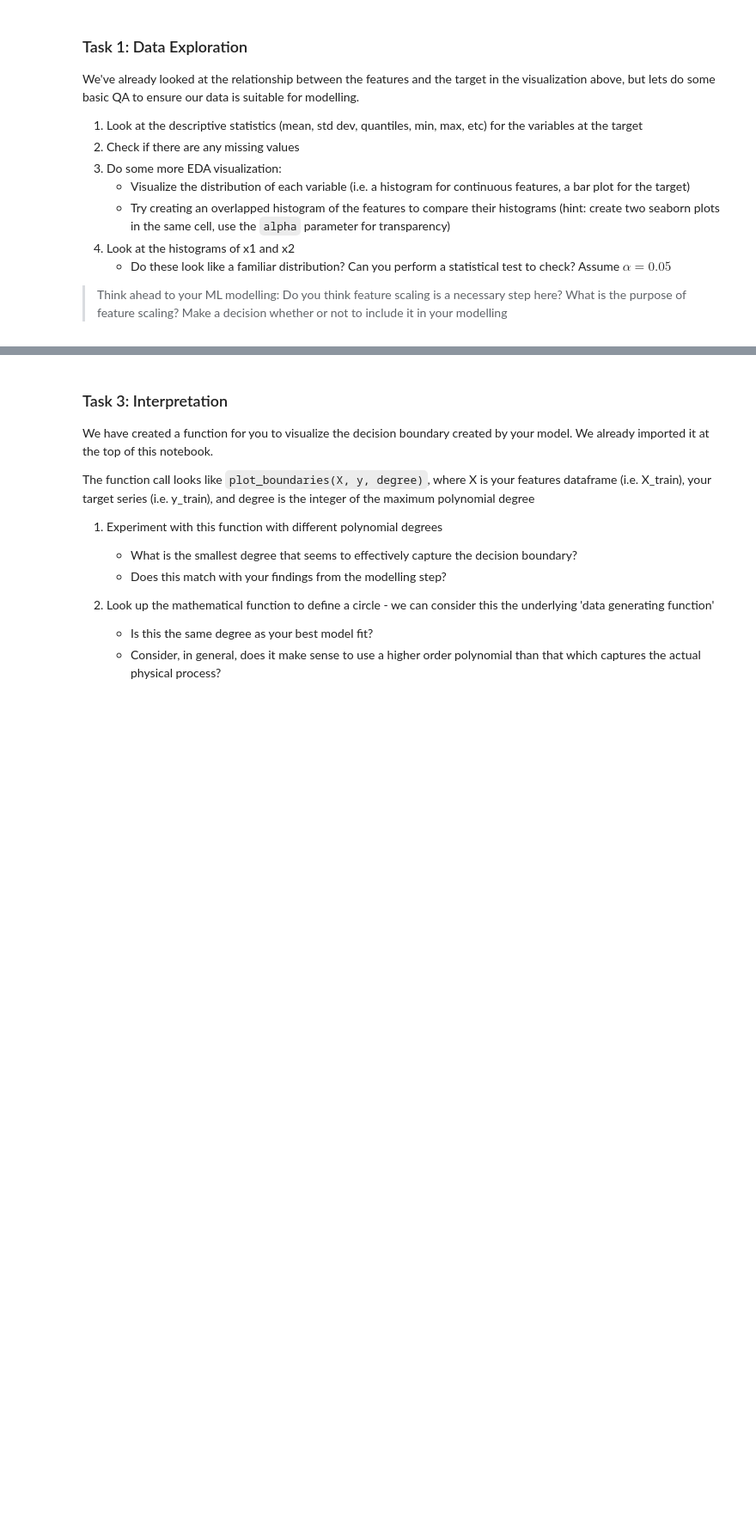
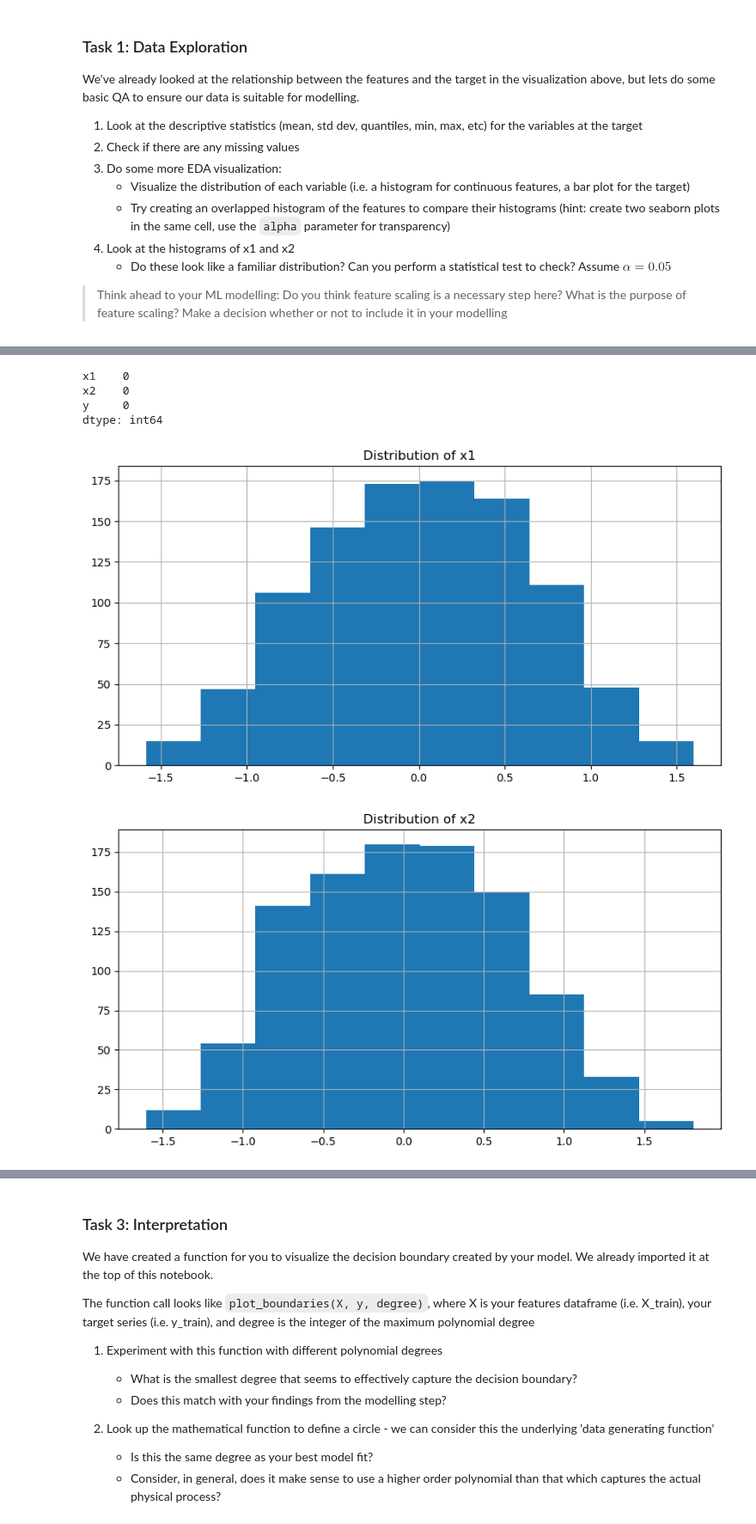
Before and after one commit to rdebullain/supervised_learning, a Jupyter notebook: challenge_polynomial_regression.ipynb, the cells around one changed output, grey strips where cells are left out. Shown: that part at 86% size. Drawn from its saved outputs; the diff is of its cells as text; code cells hidden in the pictures; blank space fills up the shorter version.

```diff
--- a/challenge_polynomial_regression.ipynb
+++ b/challenge_polynomial_regression.ipynb
@@ -49,0 +64,31 @@ We've already looked at the relationship between the features and the target in
+# %%
+# Check for missing values in all columns
+print(df.isnull().sum())
+# %% [output]
+x1    0
+x2    0
+y     0
+dtype: int64
+# %%
+# Visualize the distribution of each variable
+for column in df.columns:
+    plt.figure(figsize=(10, 5))
+    if df[column].dtype == 'object':
+        # If the column is categorical, use a bar plot
+        sns.scatterplot(df[column])
+    else:
+        # If the column is numerical, use a histogram
+        df[column].hist()
+    plt.title(f'Distribution of {column}')
+    plt.show()
+
+# Overlapped histogram of the features
+plt.figure(figsize=(10, 5))
+sns.histplot(df['x1'], color='blue', kde=True, alpha=0.3, label='x1')
+sns.histplot(df['x2'], color='red', kde=True, alpha=0.3, label='x2')
+plt.title('Overlapped histogram of x1 and x2')
+plt.legend()
+plt.show()
+# %% [output]
+[figure, added]
+[figure, added]
```
Also changed, not shown: parts of 10 cells of this notebook.
